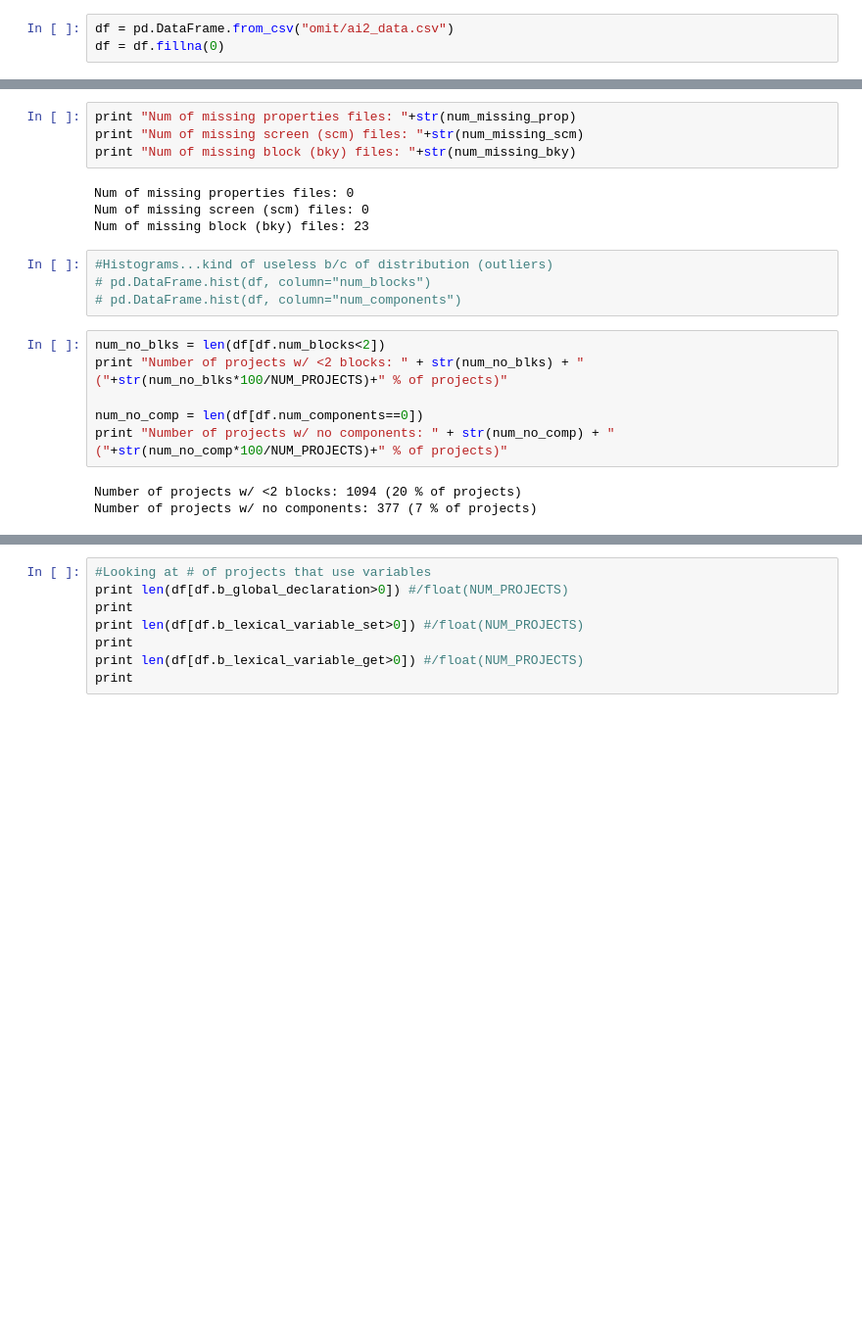
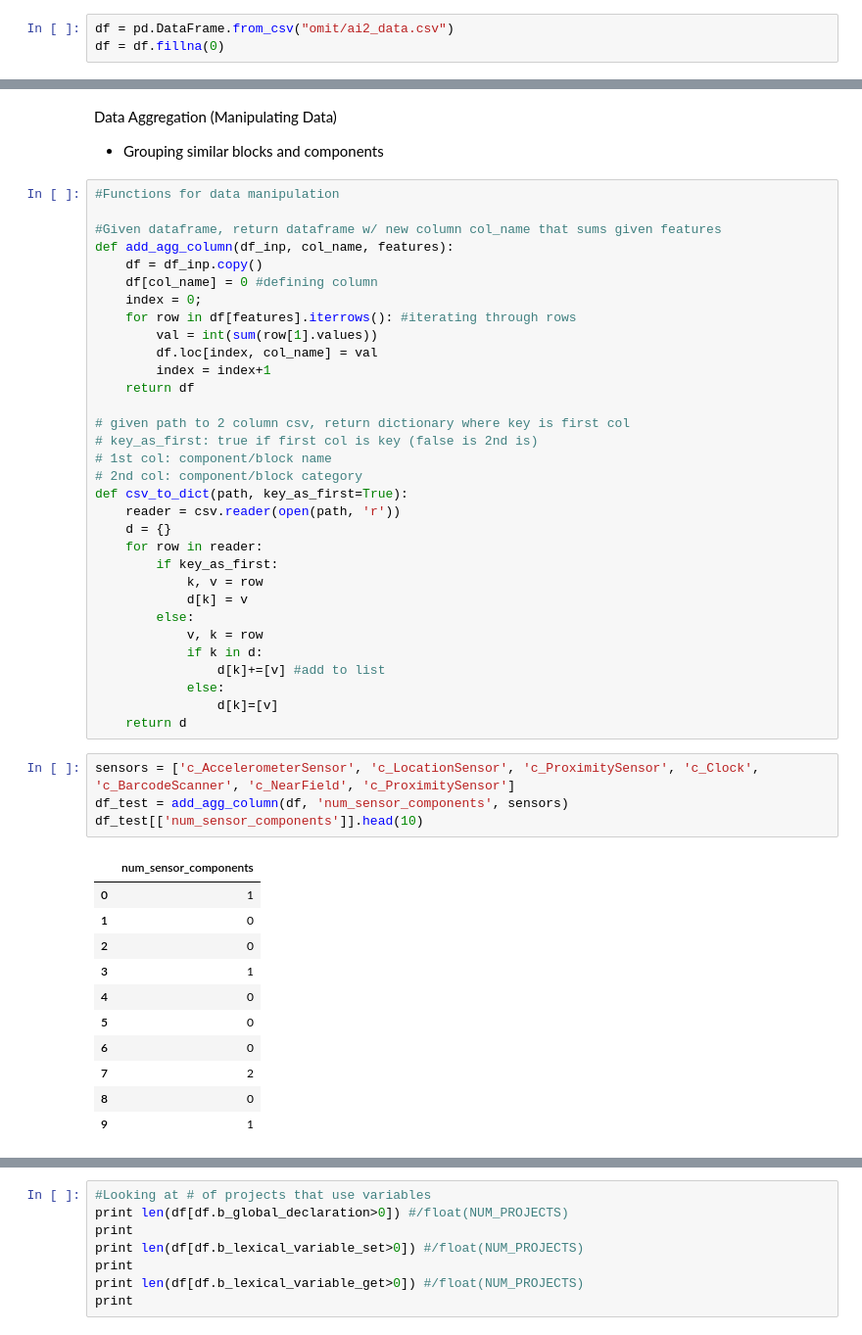
Before and after one commit to bxie/ai2_analysis, a Jupyter notebook: ai2_classification.ipynb, the cells around one changed output, grey strips where cells are left out. Shown at 98% size. Drawn from its saved outputs; the diff is of its cells as text; blank space fills up the shorter version.

```diff
--- a/ai2_classification.ipynb
+++ b/ai2_classification.ipynb
@@ -180,21 +173,52 @@ df[['id','project_name','num_blocks', 'num_screens']][df.num_blocks>1000].sort([
-# %%
-print "Num of missing properties files: "+str(num_missing_prop)
-print "Num of missing screen (scm) files: "+str(num_missing_scm)
-print "Num of missing block (bky) files: "+str(num_missing_bky)
-# %% [output]
-Num of missing properties files: 0
-Num of missing screen (scm) files: 0
-Num of missing block (bky) files: 23
-# %%
-#Histograms...kind of useless b/c of distribution (outliers)
-# pd.DataFrame.hist(df, column="num_blocks")
-# pd.DataFrame.hist(df, column="num_components")
-# %%
-num_no_blks = len(df[df.num_blocks<2])
-print "Number of projects w/ <2 blocks: " + str(num_no_blks) + " ("+str(num_no_blks*100/NUM_PROJECTS)+" % of projects)"
-
-num_no_comp = len(df[df.num_components==0])
-print "Number of projects w/ no components: " + str(num_no_comp) + " ("+str(num_no_comp*100/NUM_PROJECTS)+" % of projects)"
-# %% [output]
-Number of projects w/ <2 blocks: 1094 (20 % of projects)
-Number of projects w/ no components: 377 (7 % of projects)
+# %% [markdown]
+Data Aggregation (Manipulating Data)
+
+- Grouping similar blocks and components
+# %%
+#Functions for data manipulation
+
+#Given dataframe, return dataframe w/ new column col_name that sums given features
+def add_agg_column(df_inp, col_name, features):
+    df = df_inp.copy()
+    df[col_name] = 0 #defining column
+    index = 0;
+    for row in df[features].iterrows(): #iterating through rows
+        val = int(sum(row[1].values))
+        df.loc[index, col_name] = val
+        index = index+1
+    return df
+
+# given path to 2 column csv, return dictionary where key is first col
+# key_as_first: true if first col is key (false is 2nd is)
+# 1st col: component/block name
+# 2nd col: component/block category
+def csv_to_dict(path, key_as_first=True):
+    reader = csv.reader(open(path, 'r'))
+    d = {}
+    for row in reader:
+        if key_as_first:
+            k, v = row
+            d[k] = v
+        else:
+            v, k = row
+            if k in d:
+                d[k]+=[v] #add to list
+            else:
+                d[k]=[v]
+    return d
+# %%
+sensors = ['c_AccelerometerSensor', 'c_LocationSensor', 'c_ProximitySensor', 'c_Clock', 'c_BarcodeScanner', 'c_NearField', 'c_ProximitySensor']
+df_test = add_agg_column(df, 'num_sensor_components', sensors)
+df_test[['num_sensor_components']].head(10)
+# %% [output]
+|  | num_sensor_components |
+| 0 | 1 |
+| 1 | 0 |
+| 2 | 0 |
+| 3 | 1 |
+| 4 | 0 |
+| 5 | 0 |
+| 6 | 0 |
+| 7 | 2 |
+| 8 | 0 |
+| 9 | 1 |
```
Also changed, not shown: parts of 15 cells of this notebook, 7 other files.
